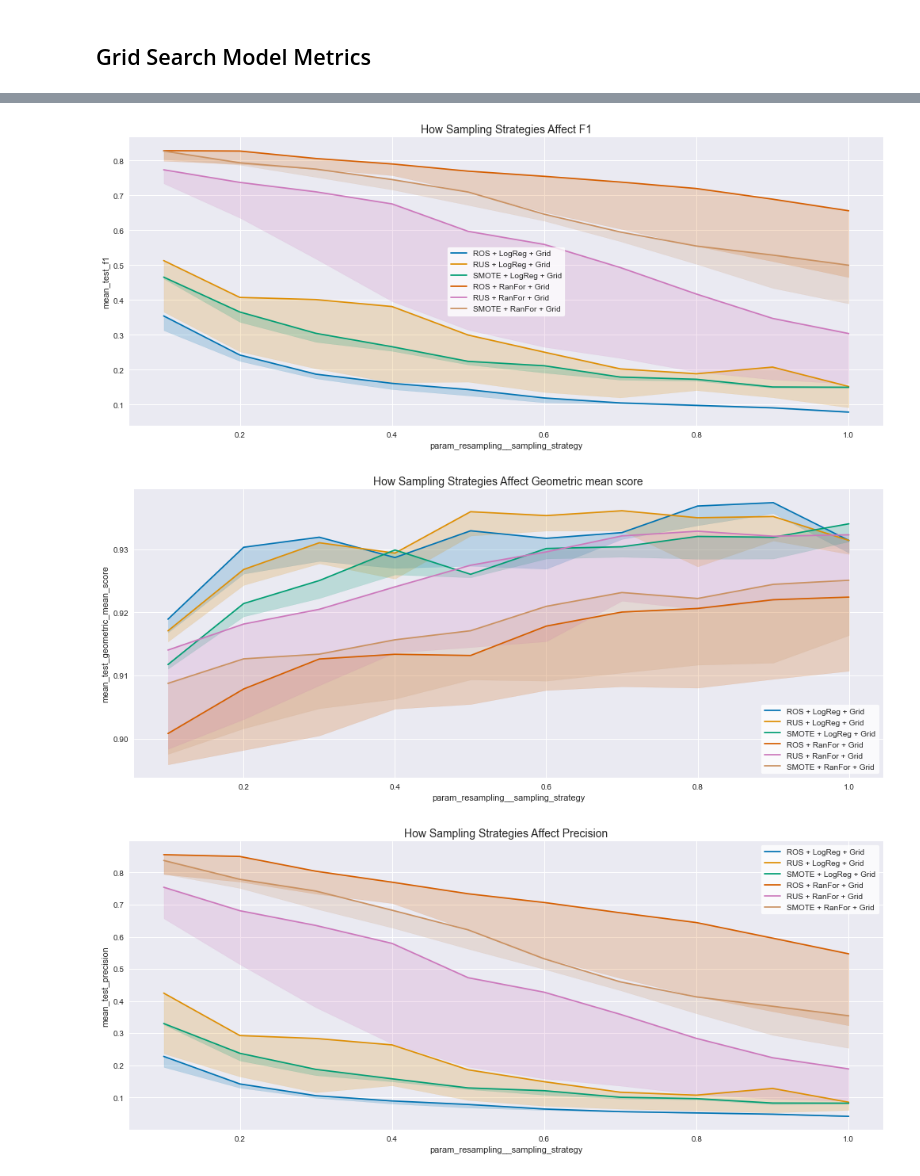
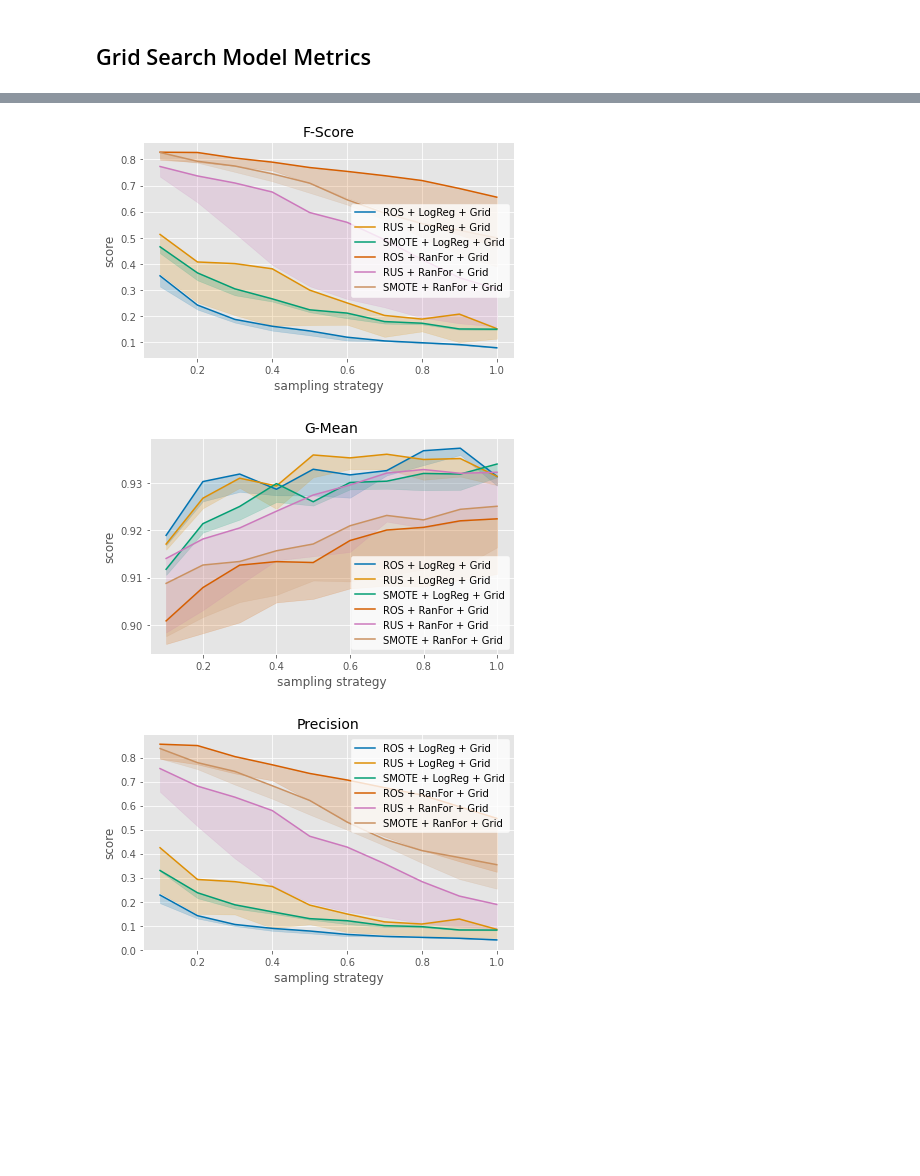
Before and after one commit to gerardovitale/fraud-detection, a Jupyter notebook: notebooks/src/explore_visualizations.ipynb, the cells around one changed output, grey strips where cells are left out. Drawn from its saved outputs; the diff is of its cells as text; code cells hidden in the pictures; blank space fills up the shorter version.

```diff
--- a/notebooks/src/explore_visualizations.ipynb
+++ b/notebooks/src/explore_visualizations.ipynb
@@ -7,7 +7,7 @@ import pandas as pd
 import matplotlib.pyplot as plt
 import seaborn as sns
 
-plt.style.use('seaborn')
+plt.style.use('ggplot')
 COLORS = sns.color_palette('colorblind')
 # %% [markdown]
 ## Content Table:
@@ -297,28 +297,29 @@ plt.tight_layout()
 # %%
 df.loc[df['param_resampling__sampling_strategy'].isnull(), 'param_resampling__sampling_strategy'] = ''
 
+titles = ['F-Score', 'G-Mean', 'Precision', 'Recall', 'ROC AUC', 'Specificity']
 metrics = [col for col in df.columns if col.startswith('mean_test_')]
-mask = df['param_resampling__sampling_strategy'] != ''
+mask = (df['param_resampling__sampling_strategy'] != '')
 cols = ['exp_id', 'param_resampling__sampling_strategy'] + metrics
 
-for metric in metrics:
-    _ = plt.figure(figsize=[14,6])
+for index, metric in enumerate(metrics):
+    _ = plt.figure(figsize=[6,4])
     ax = sns.lineplot(
         data=df.loc[mask, cols],
         x='param_resampling__sampling_strategy',
         y=metric,
         hue='exp_id',
         estimator=np.max,
         palette='colorblind')
 #     for container in ax.containers:
 #         labels = [f'{value:.1f}%' for value in container.datavalues*100]
 #         ax.bar_label(container, labels, label_type='center', color='white', rotation=30)
     plt.legend(loc='best', frameon=True).get_frame().set_color('white')
-    pretty_metric = metric.replace('mean_test_', '').replace('_', ' ').capitalize()
-    plt.title(f'How Sampling Strategies Affect {pretty_metric}', fontsize=14)
-#     plt.ylim([0,1.1])
+    plt.title(titles[index], fontsize=14)
+    plt.xlabel('sampling strategy')
+    plt.ylabel('score')
     plt.tight_layout()
 # %% [output]
-[figure, old version]
+[figure, new version]
-[figure, old version]
+[figure, new version]
-[figure, old version]
+[figure, new version]
```
Also changed, not shown: parts of 11 cells of this notebook, 4 other files.
